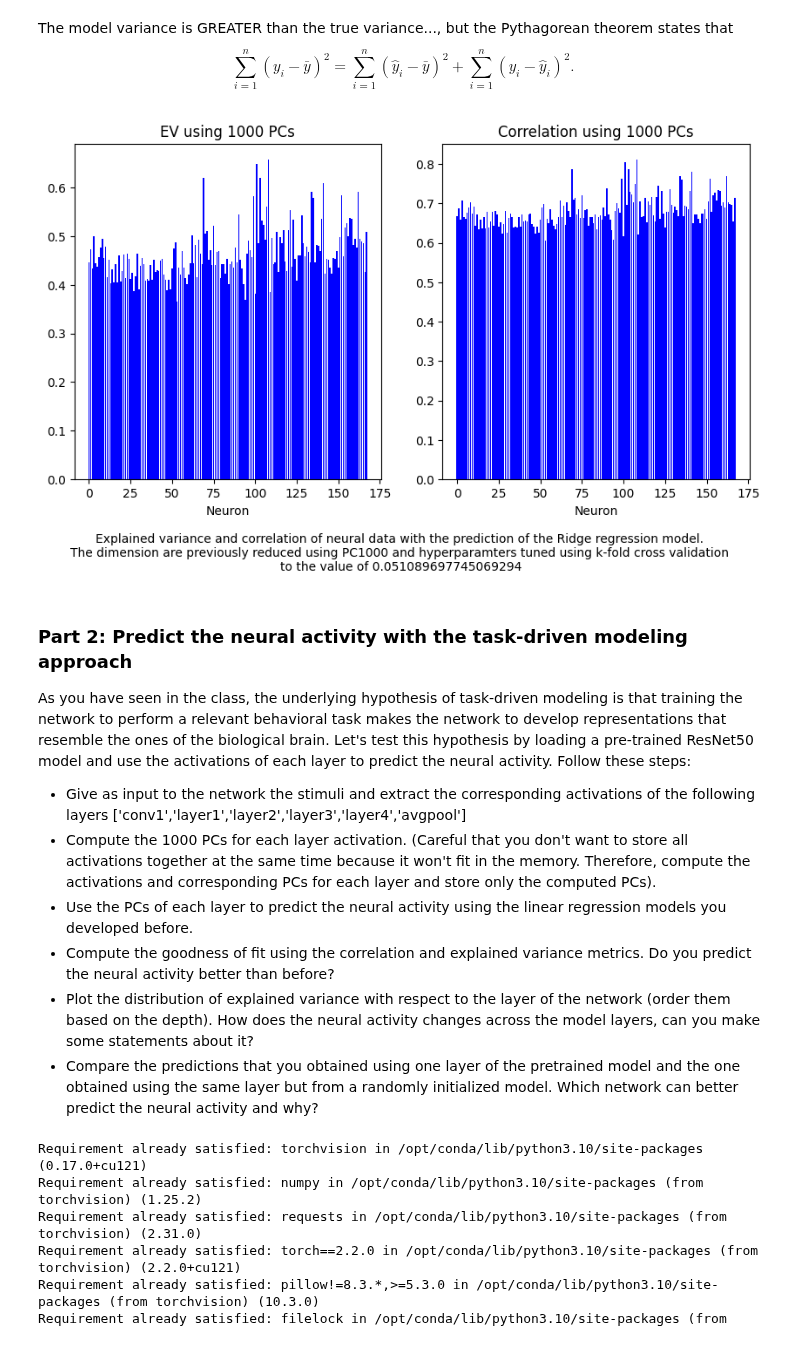
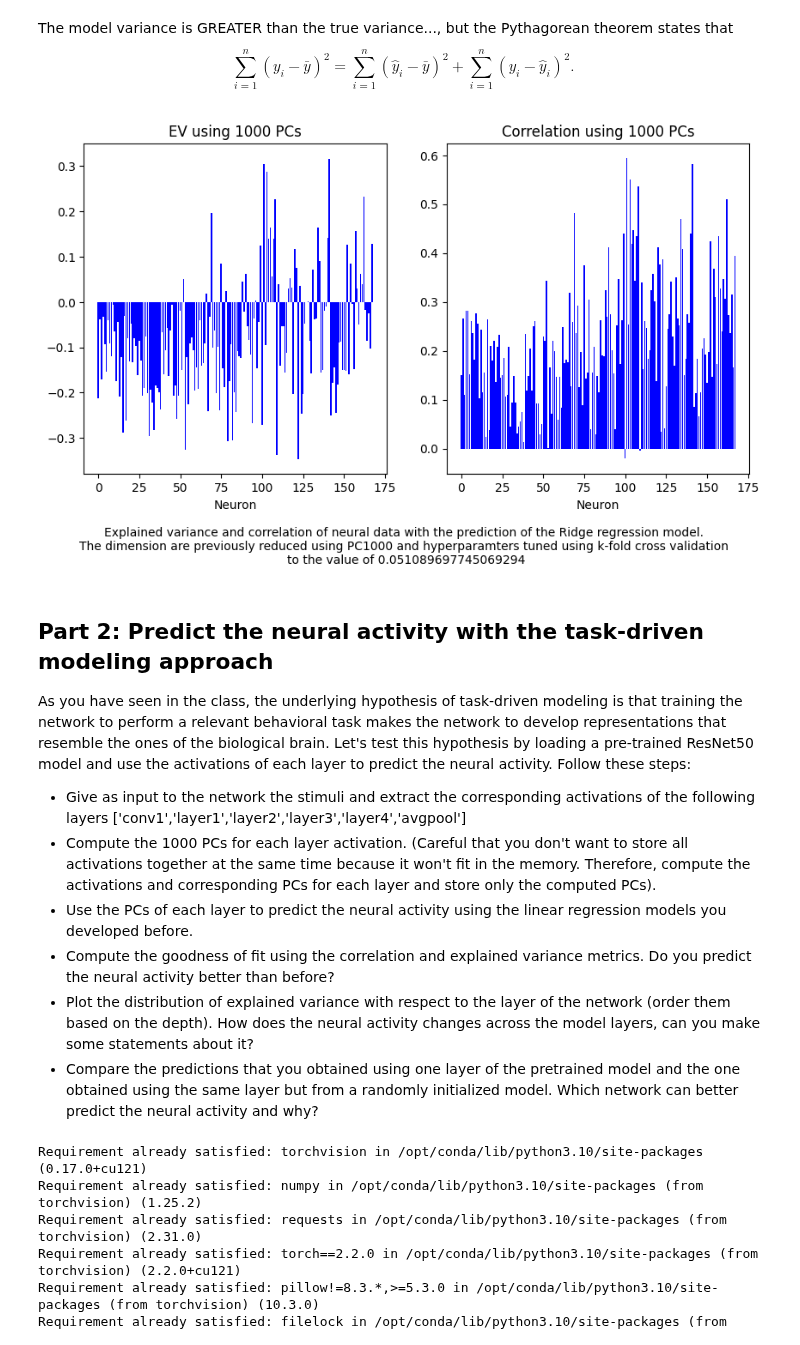
Before and after one commit to barbaragrosjean/Brain_like_mini_project, a Jupyter notebook: week6.ipynb, the cells around one changed output. Cells and saved outputs as stored; diff of their text form; code cells hidden in the pictures.

```diff
--- a/week6.ipynb
+++ b/week6.ipynb
@@ -148,38 +150,39 @@ fig.savefig('Fig/ridge_model')
 # %% [markdown]
 ##### Predicting from pixels is very hard and the model is likely to overfit. An image is very high-dimensional, try to retain the corresponding 1000 PCs and use them to predict the neural activity.
 # %%
-from sklearn.decomposition import PCA
-
 # Project the stimulus on its first 1000 PCs
 pca = PCA(n_components=1000)
-X_train_reduced = pca.fit_transform(X)
+X_train_reduced = pca.fit_transform(stimulus_train.reshape(stimulus_train.shape[0], stimulus_train.shape[1]*stimulus_train.shape[2]*stimulus_train.shape[3]))
+X_val_reduced = pca.transform(stimulus_val.reshape(stimulus_val.shape[0], stimulus_val.shape[1]*stimulus_val.shape[2]*stimulus_val.shape[3]))
+y = spikes_train
 
 # Re-train with lower-dimensional data
 ridge_model_reduced = Ridge(alpha=1.0)
 ridge_model_reduced.fit(X_train_reduced, y)
 
 # Do the same analysis as above but with ridhe_model_reduced
-y_pred_reduced = ridge_model_reduced.predict(X_train_reduced)
+y_pred_reduced = ridge_model_reduced.predict(X_val_reduced)
+y_val = spikes_val
 
 correlation_scores_reduced = []
 explained_variance_scores_reduced = []
 
-for i in range(y.shape[1]):
+for i in range(y_val.shape[1]):
     # Correlation
-    corr = np.corrcoef(y[:, i], y_pred_reduced[:, i])[0, 1]
+    corr = np.corrcoef(y_val[:, i], y_pred_reduced[:, i])[0, 1]
     correlation_scores_reduced.append(corr)
 
     # Explained variance
-    explained_variance = explained_variance_score(y[:, i], y_pred_reduced[:, i])
+    explained_variance = explained_variance_score(y_val[:, i], y_pred_reduced[:, i])
     explained_variance_scores_reduced.append(explained_variance)
 
 fig, axs = plt.subplots(1, 2, figsize = (10, 5))
 
-axs[0].bar(range(y.shape[1]), explained_variance_scores_reduced, color='blue')
+axs[0].bar(range(y_val.shape[1]), explained_variance_scores_reduced, color='blue')
 axs[0].set_xlabel('Neuron')
 axs[0].set_title('EV using 1000 PCs')
 
-axs[1].bar(range(y.shape[1]), correlation_scores_reduced, color='blue')
+axs[1].bar(range(y_val.shape[1]), correlation_scores_reduced, color='blue')
 axs[1].set_xlabel('Neuron')
 axs[1].set_title('Correlation using 1000 PCs')
 
@@ -193,15 +196,6 @@ fig.savefig('Fig/ridge_model_reduced')
 # %% [markdown]
 ##### Can we improve the prediction? Using the ridge regression, find the best parameter with cross-fold validation (remember to split the data keeping the same distribution of classes between the train and validation set). Does it get better?
-# %%
-# preparing the validation set for the cross validation
-X_val = stimulus_val.reshape(stimulus_val.shape[0], stimulus_val.shape[1]*stimulus_val.shape[2]*stimulus_val.shape[3])
-y_val = spikes_val
-
-X_val_reduced = pca.transform(X_val)
 # %%
-from sklearn.model_selection import StratifiedKFold
-from sklearn.linear_model import LinearRegression
-
 alphas = np.logspace(start=-4, stop=1, num=25)
 
 # Use StratifiedKFold to preserve the percentage of samples for each class
@@ -213,7 +207,7 @@ for i in range(len(alphas)):
     ev_alpha = []
     rr_alpha = Ridge(alpha=alphas[i])
 
-    for train_index, val_index in skf.split(X_val_reduced, np.array(objects_val)):
+    for train_index, val_index in skf.split(X_train_reduced, np.array(objects_train)):
         x_train_fold, x_val_fold = X_val_reduced[train_index], X_val_reduced[val_index]
         y_train_fold, y_val_fold = y_val[train_index], y_val[val_index]
 
@@ -224,7 +218,7 @@ for i in range(len(alphas)):
         y_pred = rr_alpha.predict(x_train_fold)
 
         ev_tot = []
-        for i in range(y_val_fold.shape[1]):
+        for i in range(y_train_fold.shape[1]):
             ev_neuron = explained_variance_score(y_train_fold[:, i], y_pred[:, i])
             ev_tot.append(ev_neuron)
 
@@ -241,42 +235,42 @@ $$
 Best_Ridge = Ridge(alpha=best_alpha)
 Best_Ridge.fit(X_train_reduced, y)
 
 # Do the same analysis as above but with ridhe_model_reduced
-y_pred_reduced = Best_Ridge.predict(X_train_reduced)
+y_pred_reduced = Best_Ridge.predict(X_val_reduced)
 
 correlation_scores_best = []
 explained_variance_scores_best = []
 
-for i in range(y.shape[1]):
+for i in range(y_val.shape[1]):
     # Correlation
-    corr = np.corrcoef(y[:, i], y_pred_reduced[:, i])[0, 1]
+    corr = np.corrcoef(y_val[:, i], y_pred_reduced[:, i])[0, 1]
     correlation_scores_best.append(corr)
 
     # Explained variance
-    explained_variance = explained_variance_score(y[:, i], y_pred_reduced[:, i])
+    explained_variance = explained_variance_score(y_val[:, i], y_pred_reduced[:, i])
     explained_variance_scores_best.append(explained_variance)
 
 fig, axs = plt.subplots(1, 2, figsize = (10, 5))
 
-axs[0].bar(range(y.shape[1]), explained_variance_scores_best, color='blue')
+axs[0].bar(range(y_val.shape[1]), explained_variance_scores_best, color='blue')
 axs[0].set_xlabel('Neuron')
 axs[0].set_title('EV using 1000 PCs')
 
-axs[1].bar(range(y.shape[1]), correlation_scores_best, color='blue')
+axs[1].bar(range(y_val.shape[1]), correlation_scores_best, color='blue')
 axs[1].set_xlabel('Neuron')
 axs[1].set_title('Correlation using 1000 PCs')
 
 txt = f'''Explained variance and correlation of neural data with the prediction of the Ridge regression model.
 The dimension are previously reduced using PC1000 and hyperparamters tuned using k-fold cross validation
 to the value of {best_alpha}'''
 
 fig.text(.5, -0.1, txt, ha='center')
 
 fig.savefig('Fig/best_ridge')
 # %% [output]
-[figure, old version]
+[figure, new version]
 # %% [markdown]
-### Part 2: Predict the neural activity with the task-driven modeling approach
+## Part 2: Predict the neural activity with the task-driven modeling approach
 
 As you have seen in the class, the underlying hypothesis of task-driven modeling is that training the network to perform a relevant behavioral task makes the network to develop representations that resemble the ones of the biological brain. Let's test this hypothesis by loading a pre-trained ResNet50 model and use the activations of each layer to predict the neural activity. Follow these steps:
 
```
Also changed, not shown: parts of 69 cells of this notebook, 19 other files.
